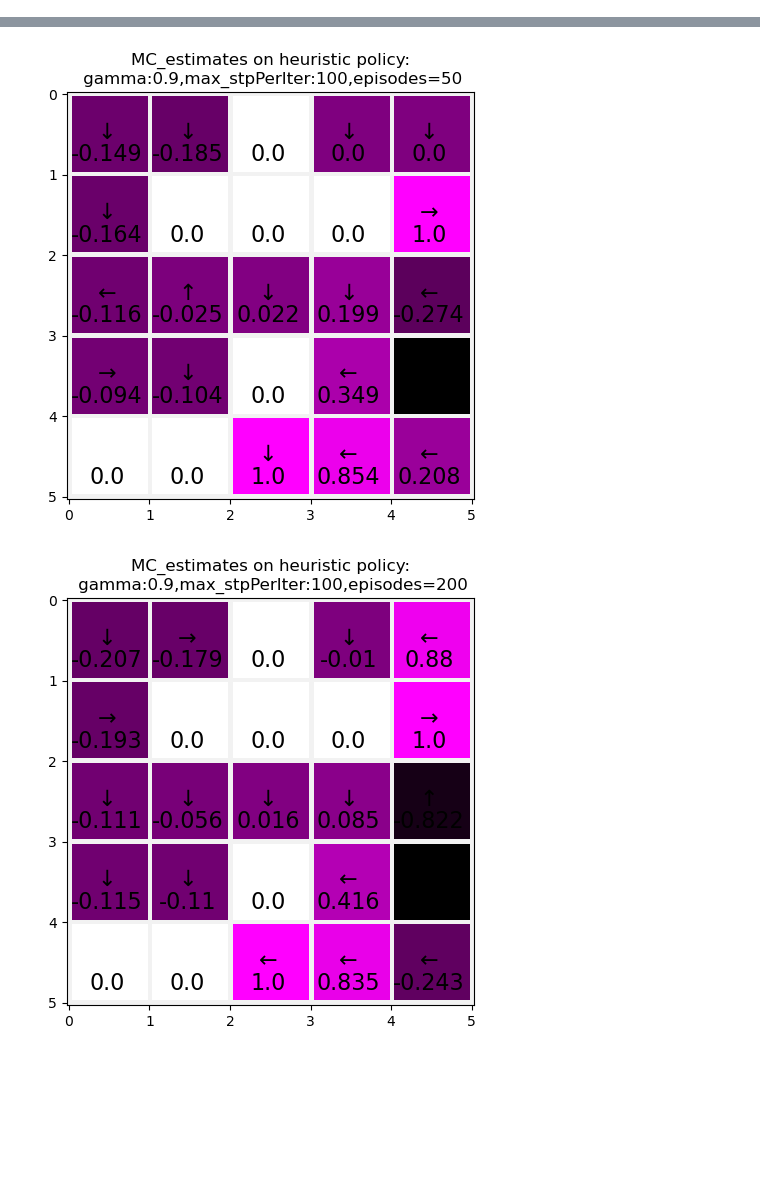
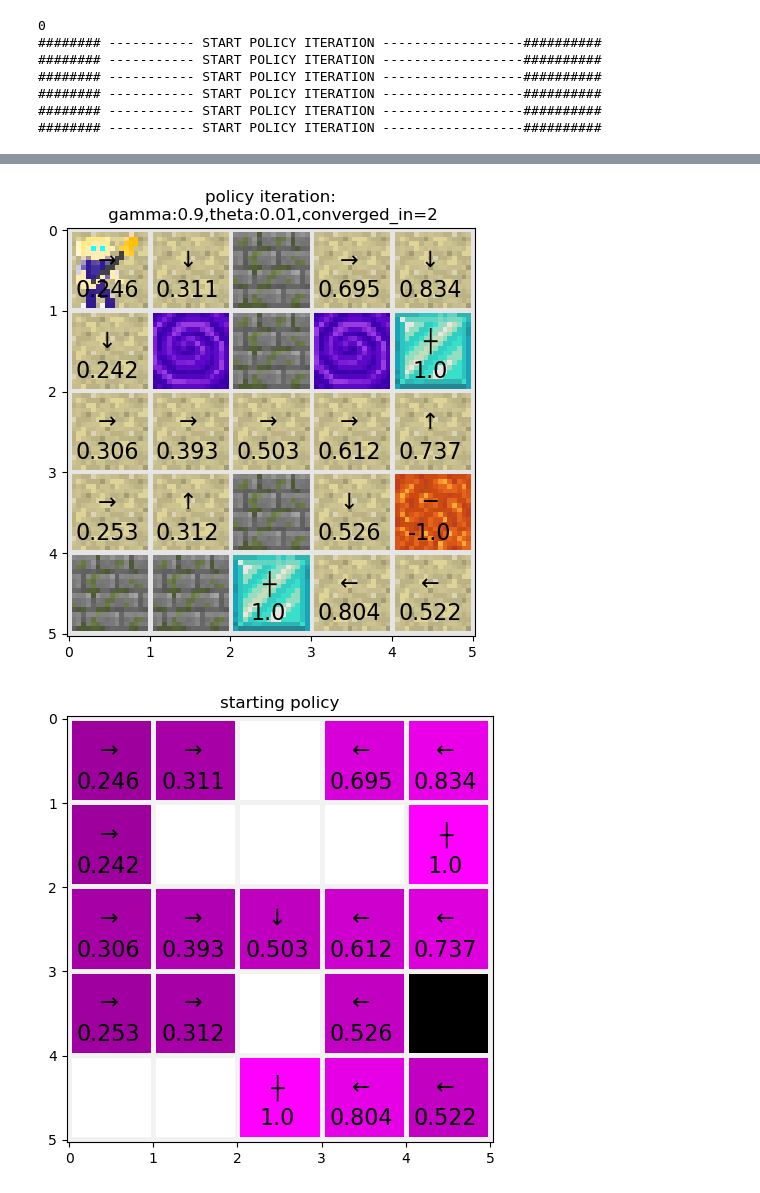
Before and after one commit to MoeMj1019/Deep-Reinforcement-Learning, a Jupyter notebook: DRL_Assignment02_Group04/DRL_Assignment02_Group04.ipynb, the cells around one changed output, grey strips where cells are left out. Cells and saved outputs as stored; diff of their text form; code cells hidden in the pictures; blank space fills up the shorter version.

```diff
--- a/DRL_Assignment02_Group04/DRL_Assignment02_Group04.ipynb
+++ b/DRL_Assignment02_Group04/DRL_Assignment02_Group04.ipynb
@@ -7,8 +7,10 @@ import matplotlib.pyplot as plt
 import logging
 import warnings
 
+import copy
+
 warnings.filterwarnings('ignore')
-logging.basicConfig(level=logging.INFO, format='%(asctime)s - %(lineno)d - %(levelname)s : %(message)s',
+logging.basicConfig(level=logging.INFO, format='%(finame)s - %(lineno)d - %(levelname)s : %(message)s',
                      datefmt='%H:%M:%S')
 logger = logging.getLogger('my-logger')
 # logger.propagate = False
@@ -19,15 +21,18 @@ plt.rcParams["figure.figsize"] = [5, 5]
 plt.rcParams["figure.autolayout"] = True
 
 def test():
-    a = {1:(1,2) , 2: (2,3) , 3:(3,4)}
-    b = {1:(1,2) , 2: (2,4) , 3:(3,4)}
-    print(a==b)
+    a = np.zeros((5,5,4))
+    a[0,0,0] = 4
+    a[0,0,1] = 4
+    a[0,0,2] = 3
+    a[0,0,3] = 4
+    print(np.argmax(a[0,0,:]))
 
 if __name__ == "__main__":
-    # test()
+    test()
 
     # variables for training
-    episodes_list = [50,200,500,1000,10000]
+    episodes_list = [10,50,200,500,1000,10000]
     # for both value iteration and MC estimates
     gamma=0.9
     # only for value iteration
@@ -69,20 +74,41 @@ if __name__ == "__main__":
     # trainig a model for x episodes using value iteration and MC estimates
     for episodes in episodes_list:
 
-        if episodes in episodes_list[::2]: # value iteration
-            _ , iterations = agent.valueIteration(world, max_iterations=episodes, gamma=gamma, theta=theta , ignore=ignore_converged_s)
+        # if episodes in episodes_list[:3]: # value iteration
+        #     _ , iterations = agent.valueIteration(world, max_iterations=episodes, gamma=gamma, theta=theta , ignore=ignore_converged_s)
+        #     render.renderEnv(style='image', results=True,
+        #         title=f'value iteration:\n gamma:{gamma},theta:{theta},ignore:{ignore_converged_s},converged_in={iterations}')
+
+        # if episodes in episodes_list[:3]: # MC estimates policy evaluation
+        #     agent.policy = agent.policyGenerator(world)
+        #     agent.evaluatePolicyLoop_MC(world, policy=agent.policy, samples=episodes , max_steps=max_steps_per_iteration)
+        #     agent.policy = agent.prob_to_determin_policy(world, agent.policy)
+        #     render.renderEnv(style='color map', results=True,
+        #         title=f'MC estimates on heuristic policy:\n gamma:{gamma},max_stpPerIter:{max_steps_per_iteration},episodes={episodes}')
+
+
+        if episodes in episodes_list[:]: # policy iteration # TODO: fix policy iteration
+            heuristic_pi = agent.policyGenerator(world)
+            agent.policy = agent.prob_to_determin_policy(world, heuristic_pi)
+            render.renderEnv(style='color map', results=True,
+                title=f'starting policy')
+
+            _ , iterations = agent.policyIteration(world,policy=heuristic_pi, max_iterations=episodes, gamma=gamma,
+                                                   evaluationMethod='DP', theta=0.01) # there's some bugs in the MC approach
+
+            agent.policy = agent.prob_to_determin_policy(world, agent.policy)
             render.renderEnv(style='image', results=True,
-                title=f'value iteration:\n gamma:{gamma},theta:{theta},ignore:{ignore_converged_s},converged_in={iterations}')
-
-        if episodes in episodes_list[:-1]: # MC estimates policy evaluation
-            agent.policy = agent.policyGenerator(world)
-            agent.evaluatePolicyLoop_MC(world, policy=agent.policy, samples=episodes , max_steps=max_steps_per_iteration)
-            agent.policy = agent.prob_to_determin_policy(world, agent.policy)
-            render.renderEnv(style='color map', results=True,
-                title=f'MC estimates on heuristic policy:\n gamma:{gamma},max_stpPerIter:{max_steps_per_iteration},episodes={episodes}')
+                title=f'policy iteration:\n gamma:{gamma},theta:{theta},converged_in={iterations}')
 
     # render.end()
     render.show()
 
-    print('############################## Done ##############################')
+    logging.info('############################## Done ##############################')
 # %% [output]
+0
+######## ----------- START POLICY ITERATION ------------------##########
+######## ----------- START POLICY ITERATION ------------------##########
+######## ----------- START POLICY ITERATION ------------------##########
+######## ----------- START POLICY ITERATION ------------------##########
+######## ----------- START POLICY ITERATION ------------------##########
+######## ----------- START POLICY ITERATION ------------------##########
@@ -90,2 +116,2 @@ if __name__ == "__main__":
-[figure, old version]
+[figure, new version]
-[figure, old version]
+[figure, new version]
```
Also changed, not shown: parts of 1 cell of this notebook, 4 other files.
